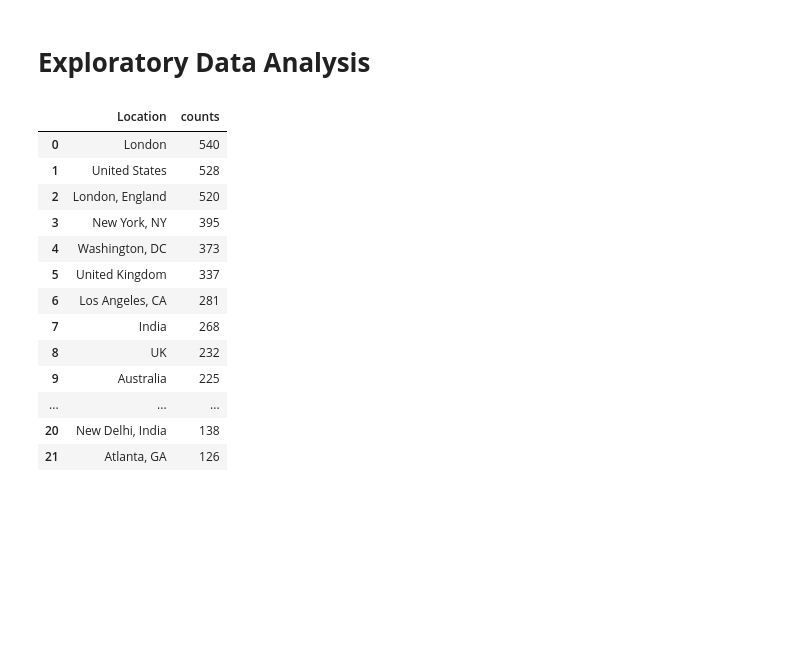
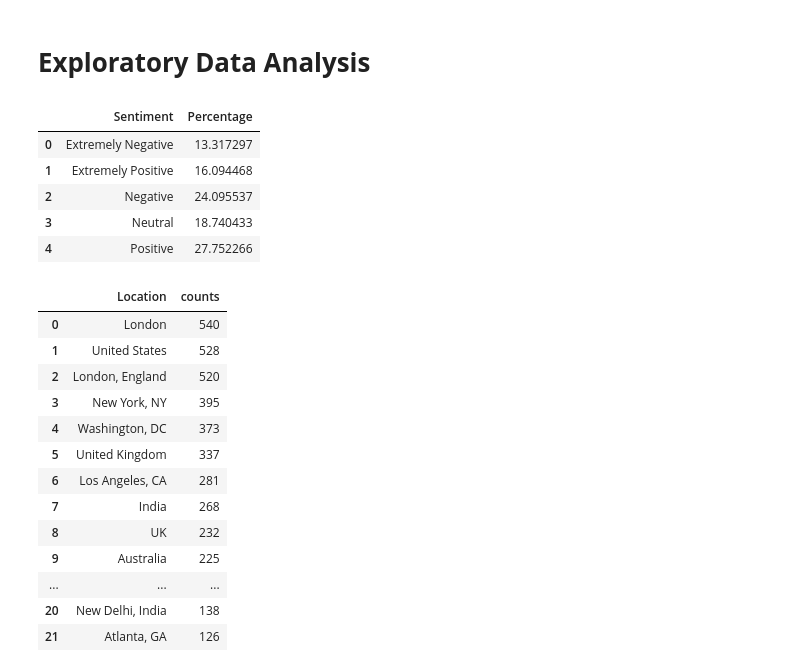
Before and after one commit to tnbsuntae/Twitter_Sentiment_Analysis_Project, a Jupyter notebook: project.ipynb, the cells around one changed output. Cells and saved outputs as stored; diff of their text form; code cells hidden in the pictures; blank space fills up the shorter version.

```diff
--- a/project.ipynb
+++ b/project.ipynb
@@ -84,3 +84,13 @@ missing_data(train_df)
 | Sentiment | 0 | 0.000000 |
 # %% [markdown]
 # **Exploratory Data Analysis**
+# %%
+sent_per = pd.DataFrame(data=train_df.groupby('Sentiment').size()/train_df['UserName'].count()*100,columns=['Percentage']).reset_index()
+sent_per
+# %% [output]
+|  | Sentiment | Percentage |
+| 0 | Extremely Negative | 13.317297 |
+| 1 | Extremely Positive | 16.094468 |
+| 2 | Negative | 24.095537 |
+| 3 | Neutral | 18.740433 |
+| 4 | Positive | 27.752266 |
```
Also changed, not shown: parts of 1 cell of this notebook.
